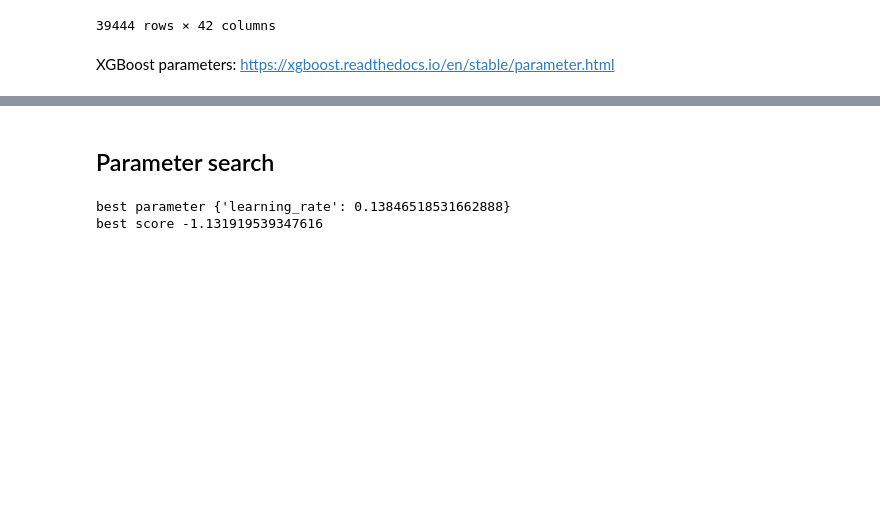
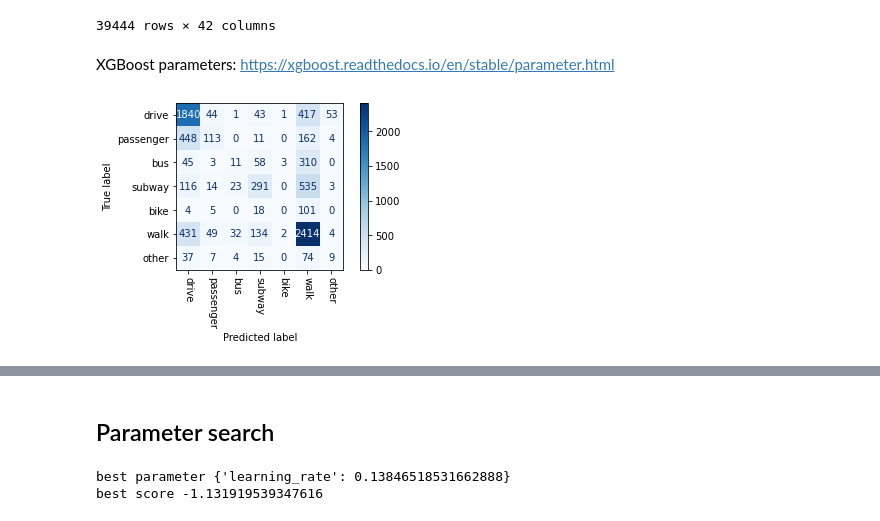
Before and after one commit to elxl/Decisionaid-ML, a Jupyter notebook: xgboost_mode.ipynb, the cells around one changed output, grey strips where cells are left out. Drawn from its saved outputs; the diff is of its cells as text; code cells hidden in the pictures; blank space fills up the shorter version.

```diff
--- a/xgboost_mode.ipynb
+++ b/xgboost_mode.ipynb
@@ -88,14 +93,22 @@ XGBoost parameters: https://xgboost.readthedocs.io/en/stable/parameter.html
 # %%
 model = xgb.XGBClassifier(objective='multi:softprob',
                           n_estimators = 100,
                           n_jobs=-1,
+                          learning_rate=0.138,
                           num_class=7,
                           random_state=42,
                           eval_metric=['mlogloss', 'merror'],
                           use_label_encoder =False)
 
 
-train_metrics, val_metrics = k_fold_cross_validation_classification(X_train_val, y_train_val, group, model)
+train_metrics, val_metrics = k_fold_cross_validation_classification(X_train_val,
+                                                                    y_train_val,
+                                                                    group,
+                                                                    model,
+                                                                    confusion_matrix_save_path='image/xgboost_mode_confusion.eps',
+                                                                    display_labels=TRANSPORT_MODES)
+# %% [output]
+[figure, added]
 # %%
 train_metrics
 # %% [output]
```
Also changed, not shown: parts of 4 cells of this notebook, 19 other files.
